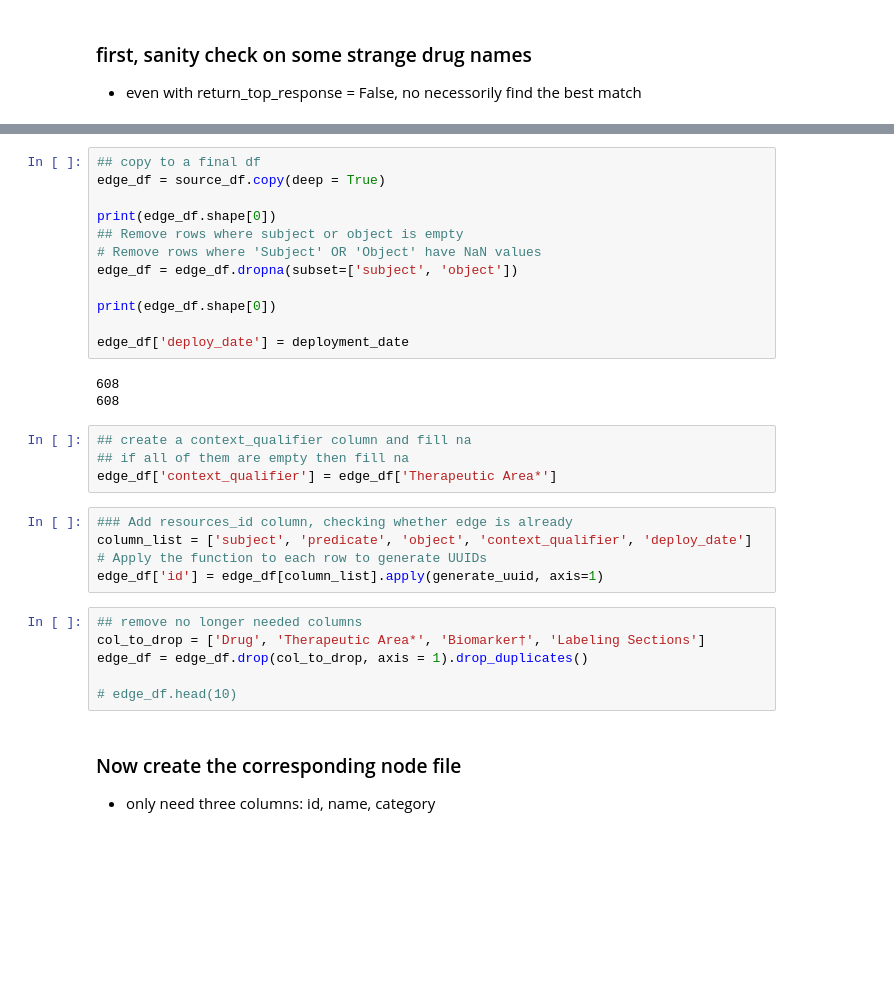
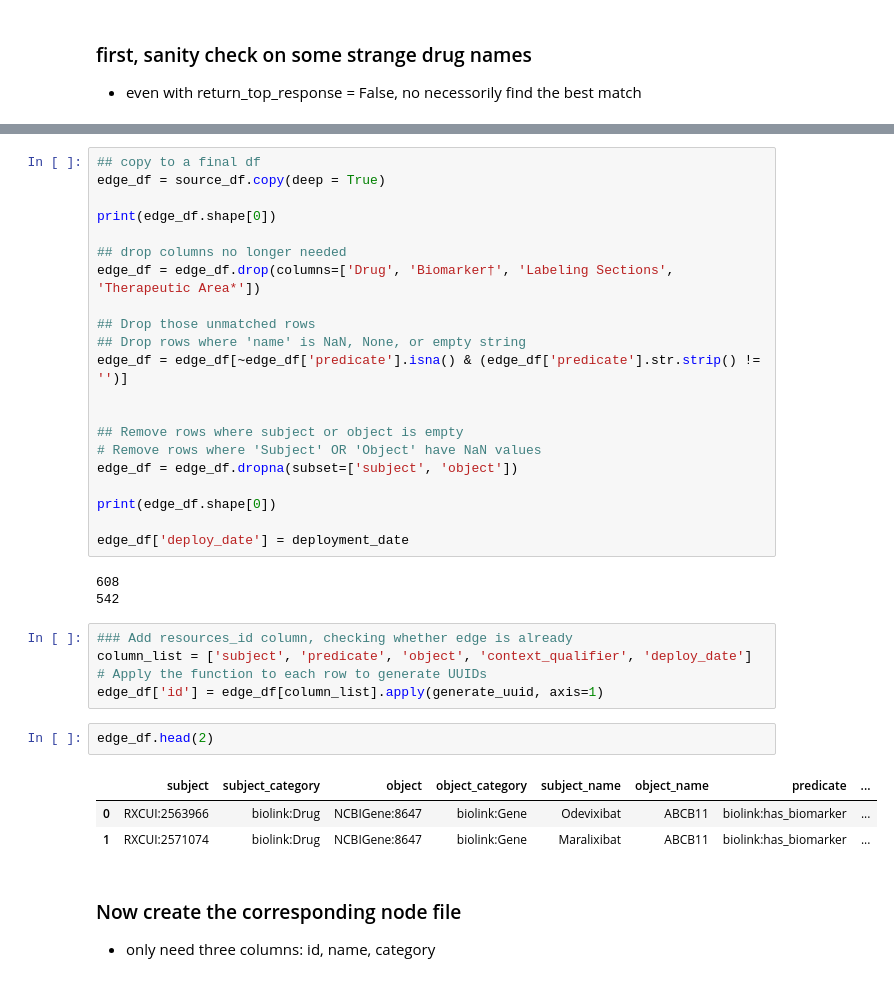
Before and after one commit to IlyaLab/TranslatorPharcogenomicsKG, a Jupyter notebook: Pharmagenomics_KG/FDA_pharmacogenomic_biomarkers_parser.ipynb, the cells around one changed output, grey strips where cells are left out. Saved outputs shown, nothing was run; the diff lists cells and outputs as text; blank space fills up the shorter version.

```diff
--- a/Pharmagenomics_KG/FDA_pharmacogenomic_biomarkers_parser.ipynb
+++ b/Pharmagenomics_KG/FDA_pharmacogenomic_biomarkers_parser.ipynb
@@ -231,6 +221,15 @@ source_df['agent_type'] = 'text_mining_agent'
 edge_df = source_df.copy(deep = True)
 
 print(edge_df.shape[0])
+
+## drop columns no longer needed
+edge_df = edge_df.drop(columns=['Drug', 'Biomarker†', 'Labeling Sections', 'Therapeutic Area*'])
+
+## Drop those unmatched rows
+## Drop rows where 'name' is NaN, None, or empty string
+edge_df = edge_df[~edge_df['predicate'].isna() & (edge_df['predicate'].str.strip() != '')]
+
+
 ## Remove rows where subject or object is empty
 # Remove rows where 'Subject' OR 'Object' have NaN values
 edge_df = edge_df.dropna(subset=['subject', 'object'])
@@ -240,22 +239,18 @@ print(edge_df.shape[0])
 edge_df['deploy_date'] = deployment_date
 # %% [output]
 608
-608
+542
-# %%
-## create a context_qualifier column and fill na
-## if all of them are empty then fill na
-edge_df['context_qualifier'] = edge_df['Therapeutic Area*']
 # %%
 ### Add resources_id column, checking whether edge is already
 column_list = ['subject', 'predicate', 'object', 'context_qualifier', 'deploy_date']
 # Apply the function to each row to generate UUIDs
 edge_df['id'] = edge_df[column_list].apply(generate_uuid, axis=1)
-# %%
-## remove no longer needed columns
-col_to_drop = ['Drug', 'Therapeutic Area*', 'Biomarker†', 'Labeling Sections']
-edge_df = edge_df.drop(col_to_drop, axis = 1).drop_duplicates()
-
-# edge_df.head(10)
+# %%
+edge_df.head(2)
+# %% [output]
+|  | subject | subject_category | object | object_category | subject_name | object_name | predicate | ... |
+| 0 | RXCUI:2563966 | biolink:Drug | NCBIGene:8647 | biolink:Gene | Odevixibat | ABCB11 | biolink:has_biomarker | ... |
+| 1 | RXCUI:2571074 | biolink:Drug | NCBIGene:8647 | biolink:Gene | Maralixibat | ABCB11 | biolink:has_biomarker | ... |
 # %% [markdown]
 ### Now create the corresponding node file
 * only need three columns: id, name, category
```
Also changed, not shown: parts of 32 cells of this notebook, 4 other files.
